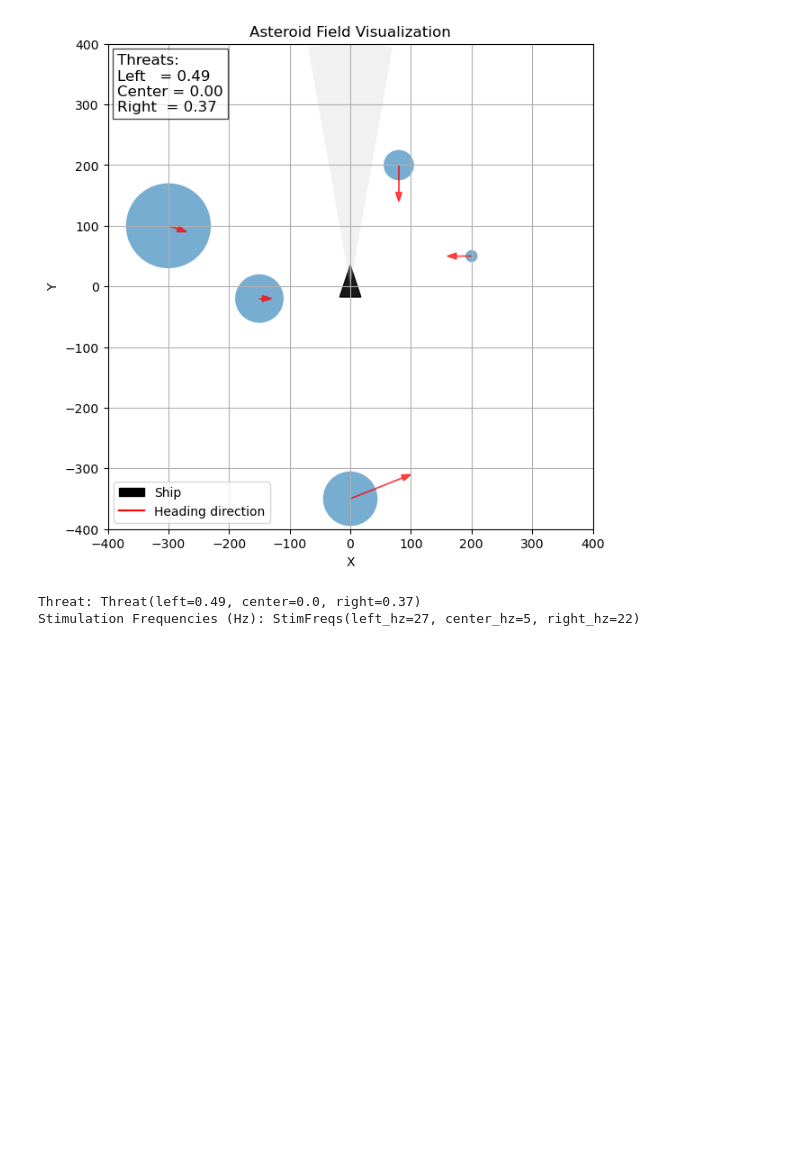
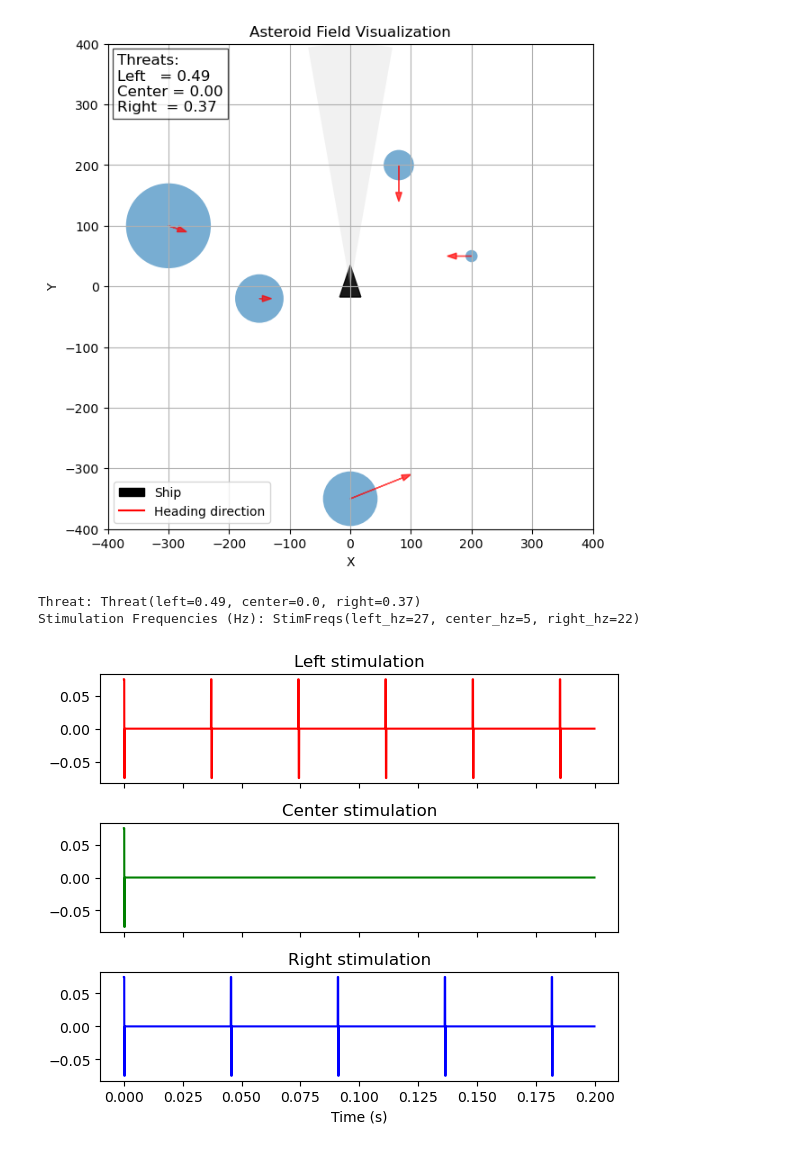
Before and after one commit to sumachinta/asteroid_arcade_game, a Jupyter notebook: notebooks/tutorial.ipynb, the cells around one changed output. Drawn from its saved outputs; the diff is of its cells as text; code cells hidden in the pictures; blank space fills up the shorter version.

Commit message:
generated stim trains

```diff
--- a/notebooks/tutorial.ipynb
+++ b/notebooks/tutorial.ipynb
@@ -40,3 +41,22 @@ print("Stimulation Frequencies (Hz):", stim_freqs)
 # %% [output]
 Threat: Threat(left=0.49, center=0.0, right=0.37)
 Stimulation Frequencies (Hz): StimFreqs(left_hz=27, center_hz=5, right_hz=22)
+# %%
+from utils.stimulation import StimConfig, generate_directional_trains
+from utils.visualize import plot_directional_stim
+
+
+cfg = StimConfig(
+    sampling_rate=20_000,
+    pulse_amplitude=0.075,   # 75 mV
+    phase_width_s=200e-6,
+    inter_phase_gap_s=0.0,
+)
+duration_s = 0.2  # generate 0.2 seconds of stimulation
+
+# Generate stimulation trains
+stim_trains = generate_directional_trains(stim_freqs, duration_s, cfg)
+
+plot_directional_stim(stim_trains, cfg)
+# %% [output]
+[figure, added]
```
Also changed, not shown: parts of 1 cell of this notebook, 2 other files.
